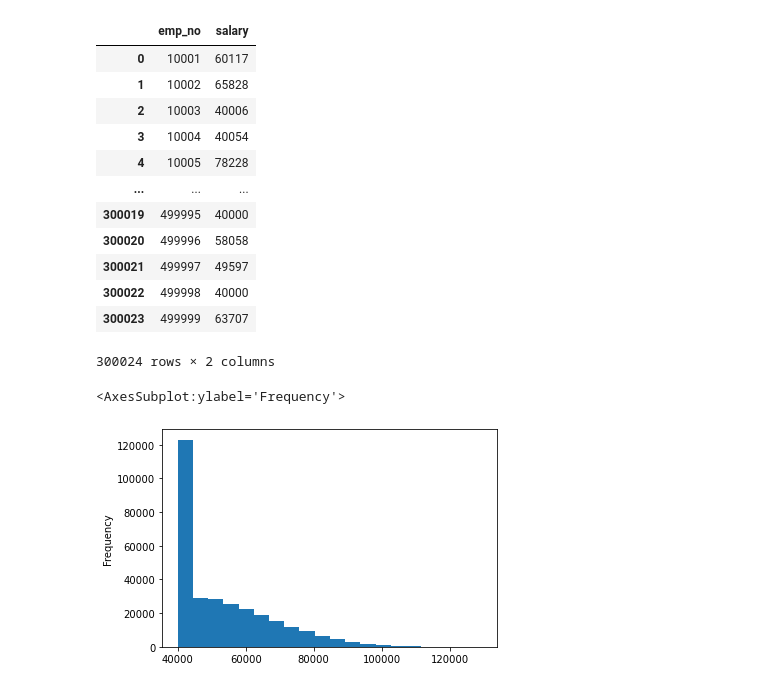
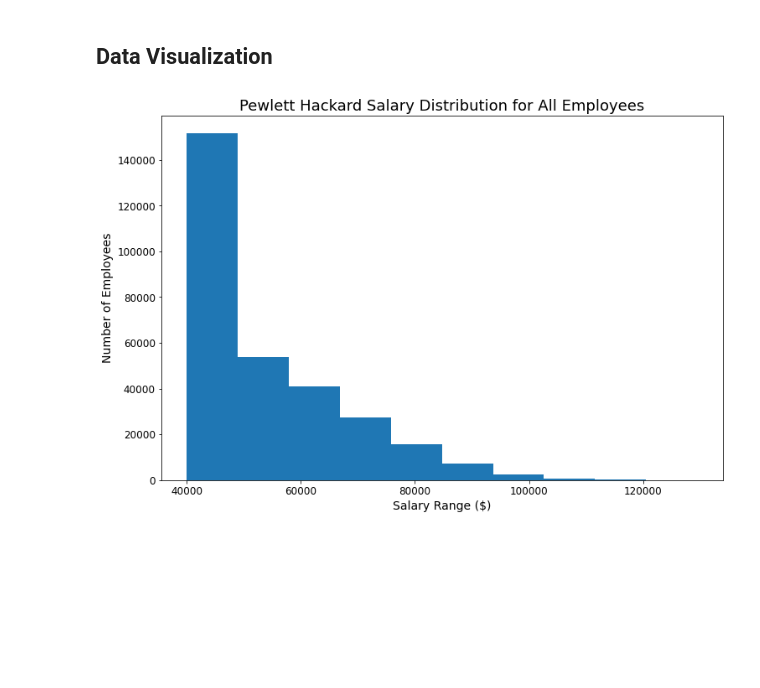
Before and after one commit to bakerv/SQL-challenge, a Jupyter notebook: main.ipynb, the cells around one changed output. Saved outputs shown, nothing was run; the diff lists cells and outputs as text; code cells hidden in the pictures; blank space fills up the shorter version.

```diff
--- a/main.ipynb
+++ b/main.ipynb
@@ -8,22 +17 @@ engine = create_engine(pg_uri)
 employee_salary = pd.read_sql_table('employee_salaries',con=engine)
-# %%
-display(employee_salary)
-# %% [output]
-|  | emp_no | salary |
-| 0 | 10001 | 60117 |
-| 1 | 10002 | 65828 |
-| 2 | 10003 | 40006 |
-| 3 | 10004 | 40054 |
-| 4 | 10005 | 78228 |
-| ... | ... | ... |
-| 300019 | 499995 | 40000 |
-| 300020 | 499996 | 58058 |
-| 300021 | 499997 | 49597 |
-| 300022 | 499998 | 40000 |
-| 300023 | 499999 | 63707 |
-300024 rows × 2 columns
-# %%
-employee_salary['salary'].plot.hist(bins=20)
-# %% [output]
-<AxesSubplot:ylabel='Frequency'>
-[figure, removed]
@@ -29,0 +21,17 @@ employee_salary['salary'].plot.hist(bins=20)
+# %% [markdown]
+## Data Visualization
+# %%
+# Plot histogram of all employee salaries
+employee_salary['salary'].plot.hist(bins=10, figsize = (12,8))
+
+#Improve the format of the output
+plt.title("Pewlett Hackard Salary Distribution for All Employees", fontsize = 18)
+plt.xlabel('Salary Range ($)', fontsize =14)
+plt.ylabel('Number of Employees', fontsize =14)
+plt.xticks(fontsize = 12)
+plt.yticks(fontsize = 12)
+
+# Save the plot as an image file
+plt.savefig('Images\Salary_Histogram')
+# %% [output]
+[figure, added]
```
Also changed, not shown: parts of 8 cells of this notebook, 2 other files.
